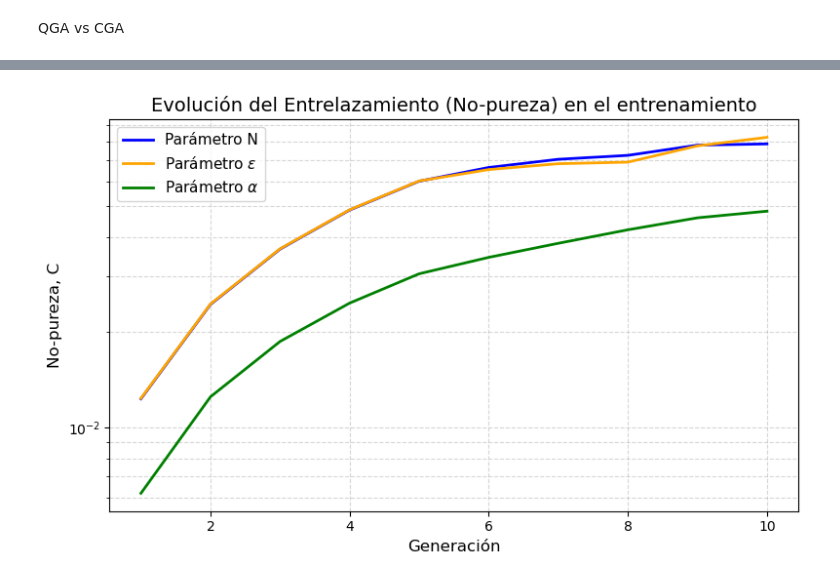
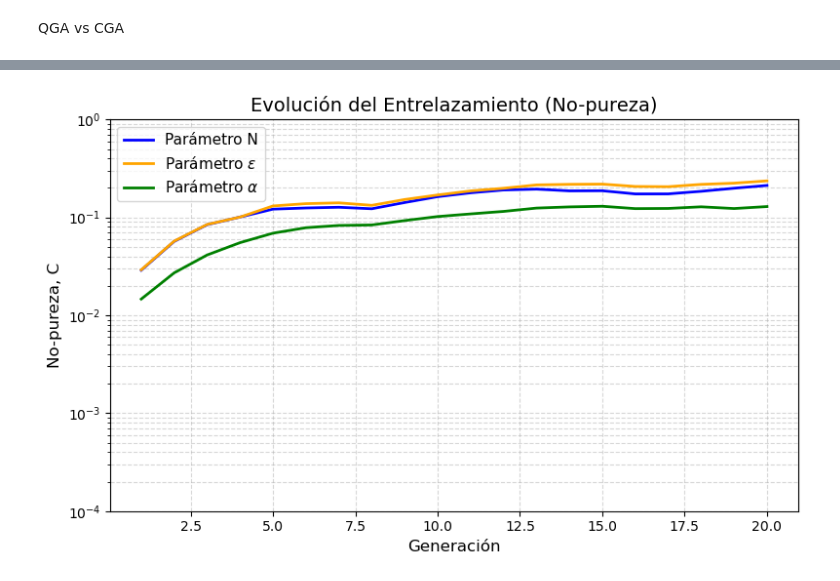
Before and after one commit to FranPG-codes/Quantum-Genetic-Algorithm-for-BSM-sampling, a Jupyter notebook: QGA_For_BSM_Sampling/QGA_For_BSM_Sampling(Peterson2param).ipynb, the cells around one changed output, grey strips where cells are left out. Saved outputs shown, nothing was run; the diff lists cells and outputs as text; code cells hidden in the pictures.

```diff
--- a/QGA_For_BSM_Sampling/QGA_For_BSM_Sampling(Peterson2param).ipynb
+++ b/QGA_For_BSM_Sampling/QGA_For_BSM_Sampling(Peterson2param).ipynb
@@ -166,18 +166,22 @@ def get_backend():
 # %% [markdown]
 Quantum operators
 # %%
-
+K_ENTANGLED = 3
 def initialize_chromosome(num_qubits):
-
     qc = QuantumCircuit(num_qubits)
-
-
     qc.h(range(num_qubits))
 
+    # 1. Identificar los índices de los bits más significativos (MSBs)
+    msb_indices = []
+    for p in range(N_PARAMS):
+        start_idx = p * QUBITS_PER_PARAM
+        # Recogemos los primeros K_ENTANGLED bits de este parámetro
+        msb_indices.extend(range(start_idx, start_idx + K_ENTANGLED))
 
-    for i in range(num_qubits):
-        for j in range(i + 1, num_qubits):
-            qc.cx(i, j)
+    # 2. Entrelazamiento "Todos con Todos" SOLO entre los MSBs
+    for i in range(len(msb_indices)):
+        for j in range(i + 1, len(msb_indices)):
+            qc.cx(msb_indices[i], msb_indices[j])
 
     qc.barrier()
     return qc
@@ -214,10 +218,15 @@ def apply_rotation(qc, best_binary, rotation_angle):
         direction = +1 if int(best_binary[i]) == 1 else -1
         qc.ry(direction * rotation_angle, i)
 
-    # Re-entrelazar tras la rotación
-    for i in range(qc.num_qubits):
-        for j in range(i + 1, qc.num_qubits):
-            qc.cx(i, j)
+    msb_indices = []
+    for p in range(N_PARAMS):
+        start_idx = p * QUBITS_PER_PARAM
+        msb_indices.extend(range(start_idx, start_idx + K_ENTANGLED))
+
+    for i in range(len(msb_indices)):
+        for j in range(i + 1, len(msb_indices)):
+            qc.cx(msb_indices[i], msb_indices[j])
+
     return qc
 
 
@@ -226,7 +235,7 @@ def apply_mutation(qc, mutation_rate):
     qc.barrier()
     for i in range(qc.num_qubits):
         if random.random() < mutation_rate:
-            qc.x(i)
+            qc.y(i)
     return qc
 # %%
 from qiskit.quantum_info import Statevector, partial_trace
@@ -343,9 +352,9 @@ def run_qga(generations=50, population_size=21,
 
 
 best_chi2, best_theta, pop, history, best_binary, historial_C_N, historial_C_epsilon, historial_C_alpha = run_qga(
-    generations = 10,
+    generations = 20,
     population_size = 10,
-    rotation_angle = 0.05,
+    rotation_angle = 0.1,
     mutation_rate = 0.15
 )
 # %% [output]
@@ -607,21 +619,22 @@ plt.show()
 # %%
 plt.figure(figsize=(8, 5))
 
 generaciones_eje_x = range(1, len(historial_C_N) + 1)
 
 plt.plot(generaciones_eje_x, historial_C_N, label='Parámetro N', color='blue', lw=2)
 plt.plot(generaciones_eje_x, historial_C_epsilon, label=r'Parámetro $\epsilon$', color='orange', lw=2)
 plt.plot(generaciones_eje_x, historial_C_alpha, label=r'Parámetro $\alpha$', color='green', lw=2)
 
 plt.yscale('log')
-
+valores_y = [10**0, 10**-1, 10**-2, 10**-3, 10**-4]
+plt.yticks(valores_y)
 plt.xlabel('Generación', fontsize=12)
 plt.ylabel('No-pureza, C', fontsize=12)
-plt.title('Evolución del Entrelazamiento (No-pureza) en el entrenamiento', fontsize=14)
+plt.title('Evolución del Entrelazamiento (No-pureza)', fontsize=14)
 plt.grid(True, which="both", ls="--", alpha=0.5)
 plt.legend(fontsize=11)
 
 plt.tight_layout()
 plt.show()
 # %% [output]
-[figure, old version]
+[figure, new version]
```
Also changed, not shown: parts of 6 cells of this notebook.
